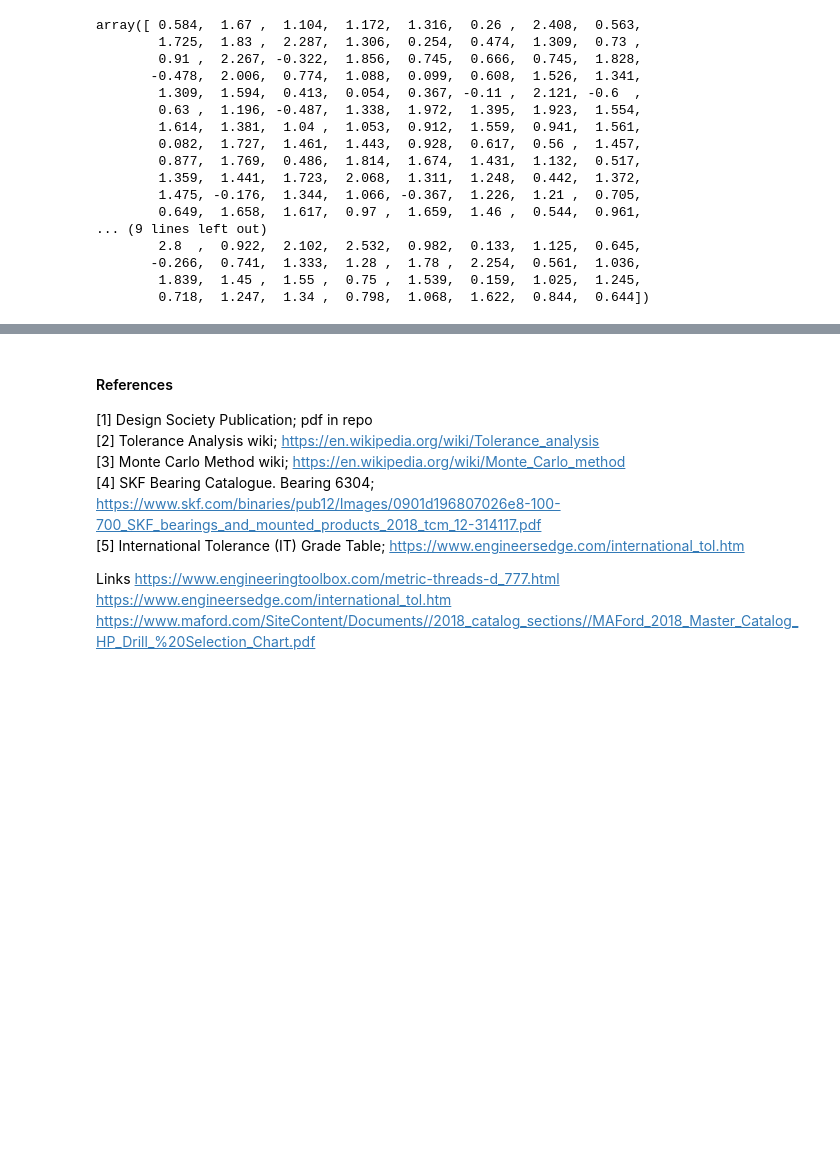
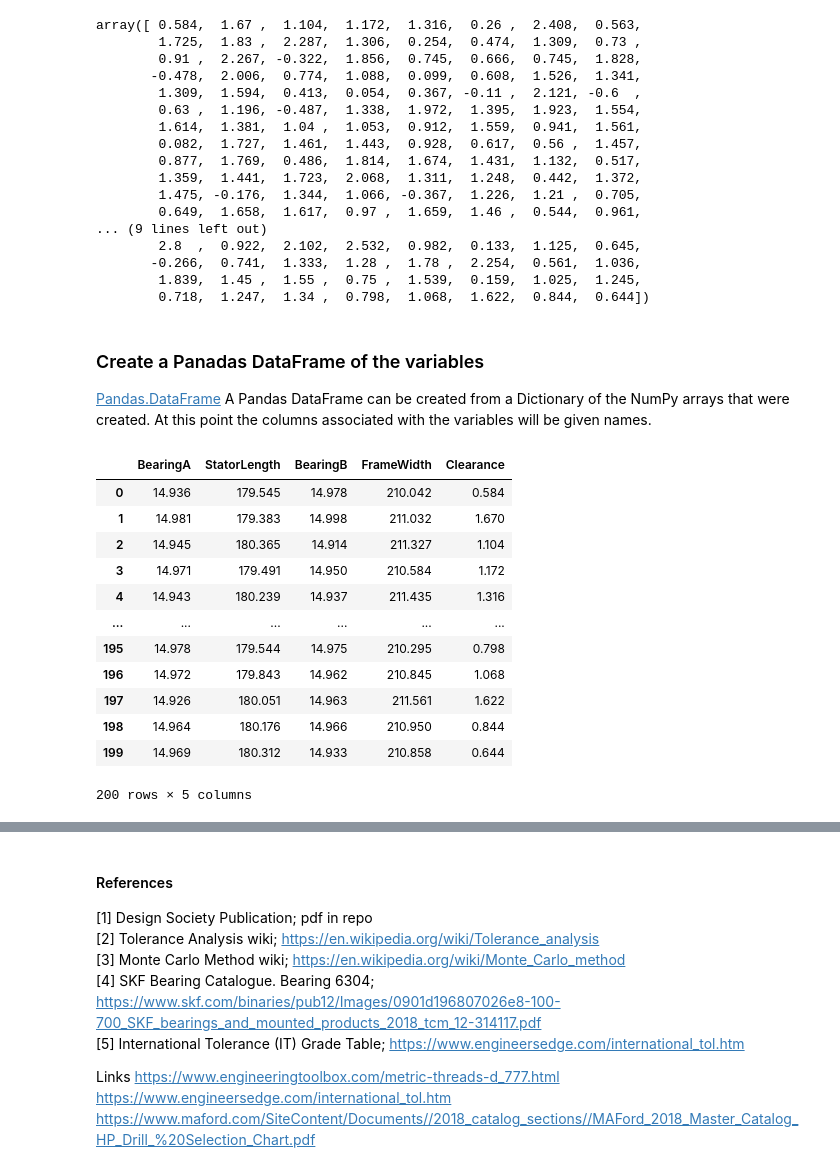
Before and after one commit to killfoley/ProgDAProject, a Jupyter notebook: ProgDA_Project.ipynb, the cells around one changed output, grey strips where cells are left out. Cells and saved outputs as stored; diff of their text form; code cells hidden in the pictures; blank space fills up the shorter version.

Commit message:
created a Pandas DataFrame with the variables. Explored the DF using df.describe() function

```diff
--- a/ProgDA_Project.ipynb
+++ b/ProgDA_Project.ipynb
@@ -164,3 +164,25 @@ array([ 0.584,  1.67 ,  1.104,  1.172,  1.316,  0.26 ,  2.408,  0.563,
        -0.266,  0.741,  1.333,  1.28 ,  1.78 ,  2.254,  0.561,  1.036,
         1.839,  1.45 ,  1.55 ,  0.75 ,  1.539,  0.159,  1.025,  1.245,
         0.718,  1.247,  1.34 ,  0.798,  1.068,  1.622,  0.844,  0.644])
+# %% [markdown]
+### Create a Panadas DataFrame of the variables
+[Pandas.DataFrame](https://pandas.pydata.org/pandas-docs/stable/reference/api/pandas.DataFrame.html)
+A Pandas DataFrame can be created from a Dictionary of the NumPy arrays that were created. At this point the columns associated with the variables will be given names.
+# %%
+d = {'BearingA': bearing_width_A, 'StatorLength': stator_length, 'BearingB': bearing_width_B, 'FrameWidth': frame_width, 'Clearance': clearance_gap}
+df = pd.DataFrame(data=d)
+df
+# %% [output]
+|  | BearingA | StatorLength | BearingB | FrameWidth | Clearance |
+| 0 | 14.936 | 179.545 | 14.978 | 210.042 | 0.584 |
+| 1 | 14.981 | 179.383 | 14.998 | 211.032 | 1.670 |
+| 2 | 14.945 | 180.365 | 14.914 | 211.327 | 1.104 |
+| 3 | 14.971 | 179.491 | 14.950 | 210.584 | 1.172 |
+| 4 | 14.943 | 180.239 | 14.937 | 211.435 | 1.316 |
+| ... | ... | ... | ... | ... | ... |
+| 195 | 14.978 | 179.544 | 14.975 | 210.295 | 0.798 |
+| 196 | 14.972 | 179.843 | 14.962 | 210.845 | 1.068 |
+| 197 | 14.926 | 180.051 | 14.963 | 211.561 | 1.622 |
+| 198 | 14.964 | 180.176 | 14.966 | 210.950 | 0.844 |
+| 199 | 14.969 | 180.312 | 14.933 | 210.858 | 0.644 |
+200 rows × 5 columns
```
Also changed, not shown: parts of 1 cell of this notebook.
